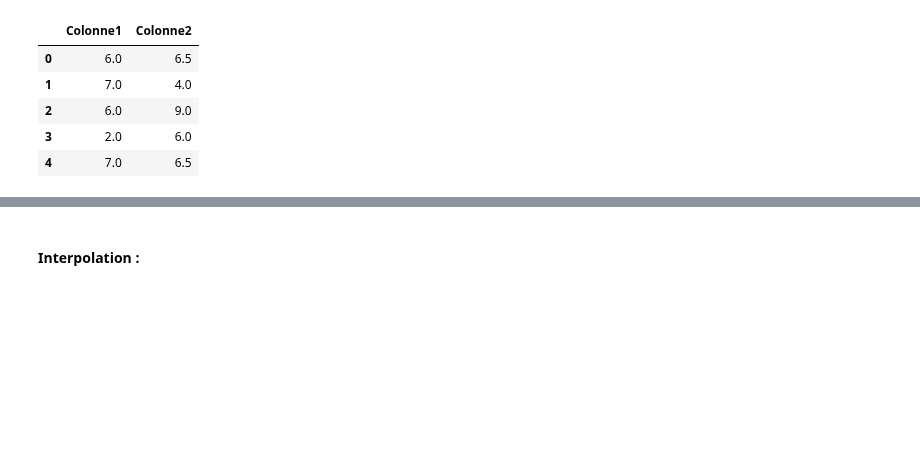
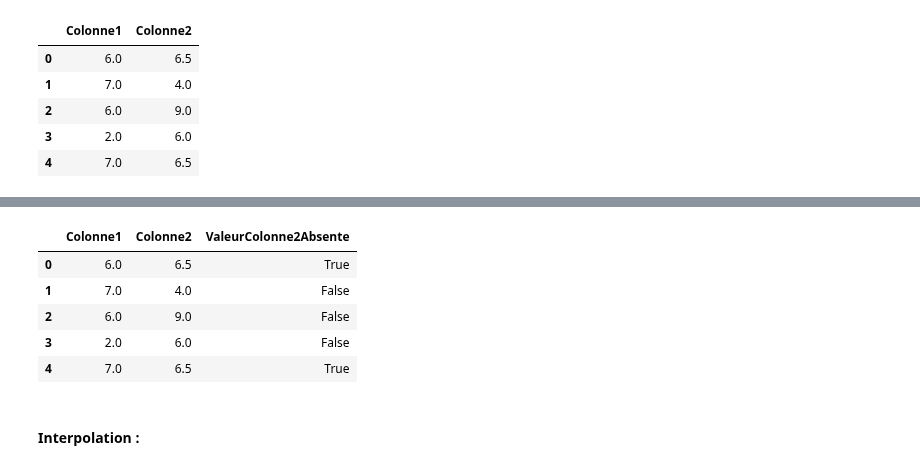
Before and after one commit to Ab2nour/customer-base-analysis, a Jupyter notebook: exposé.ipynb, the cells around one changed output, grey strips where cells are left out. Cells and saved outputs as stored; diff of their text form; code cells hidden in the pictures; blank space fills up the shorter version.

```diff
--- a/exposé.ipynb
+++ b/exposé.ipynb
@@ -168,3 +168,8 @@ df
 | 2 | 6.0 | 9.0 |
 | 3 | 2.0 | 6.0 |
 | 4 | 7.0 | 6.5 |
+# %%
+df["ValeurColonne2Absente"] = False
+# %%
+df["ValeurColonne2Absente"][0] = True
+df["ValeurColonne2Absente"][4] = True
@@ -171,3 +185,12 @@ df
+# %%
+df
+# %% [output]
+|  | Colonne1 | Colonne2 | ValeurColonne2Absente |
+| 0 | 6.0 | 6.5 | True |
+| 1 | 7.0 | 4.0 | False |
+| 2 | 6.0 | 9.0 | False |
+| 3 | 2.0 | 6.0 | False |
+| 4 | 7.0 | 6.5 | True |
 # %% [markdown]
 #### Interpolation :
 # %%
```
Also changed, not shown: parts of 4 cells of this notebook.
